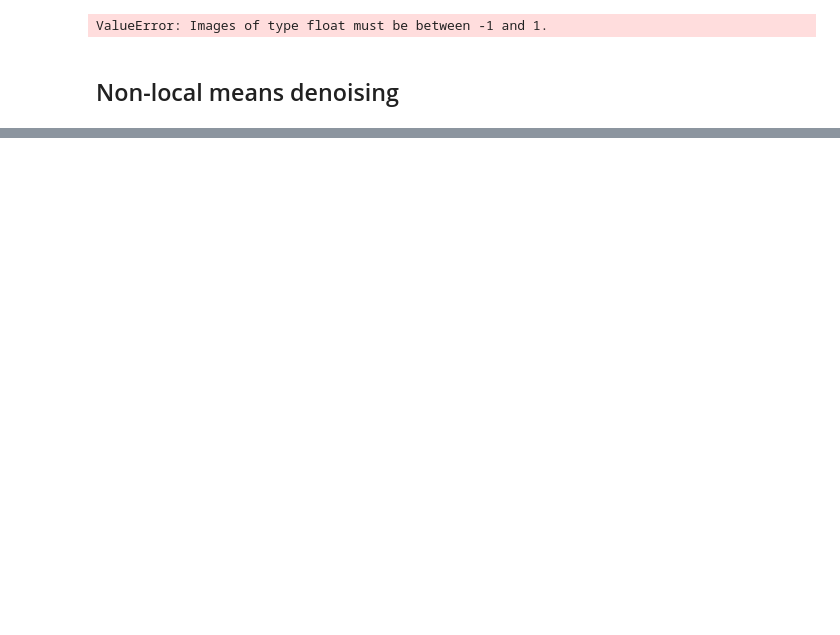
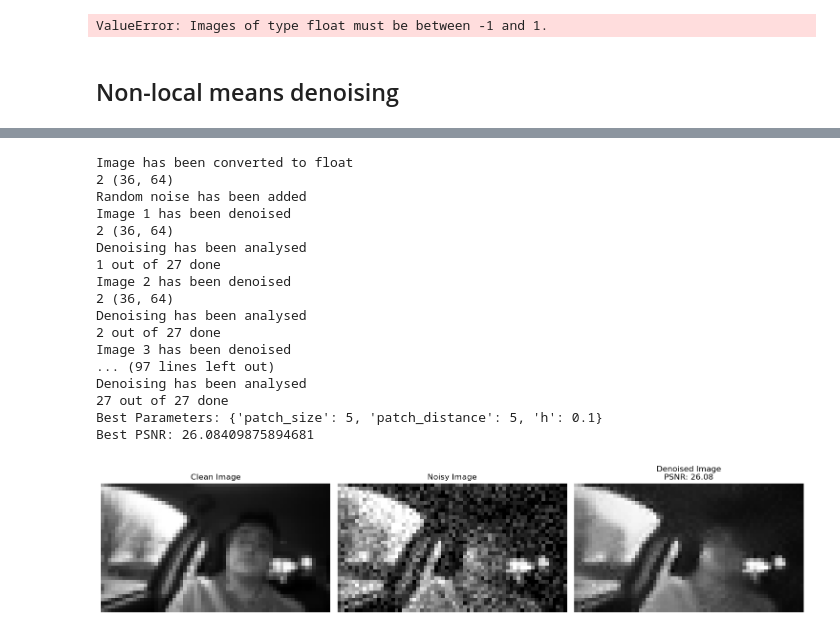
Before and after one commit to MatthijstenTije/Deep_learning_03, a Jupyter notebook: image_augmentation.ipynb, the cells around one changed output, grey strips where cells are left out. Cells and saved outputs as stored; diff of their text form; code cells hidden in the pictures; blank space fills up the shorter version.

```diff
--- a/image_augmentation.ipynb
+++ b/image_augmentation.ipynb
@@ -350,12 +373,17 @@ plt.show()
 # %%
-im = io.imread("C:/Users/lvers/OneDrive/Documents/GitHub/Deep_learning_03/driver-inattention-detection-dataset/train/gA_1_s1_ir_face_mp4-1_jpg.rf.054a08cc8325b4f67b3c254e05aae9d2.jpg")
+im = io.imread("C:/Users/lvers/OneDrive/Documents/GitHub/Deep_learning_03/driver-inattention-detection-dataset/train/gA_1_s1_ir_face_mp4-1_jpg.rf.054a08cc8325b4f67b3c254e05aae9d2.jpg",
+               as_gray=True)
+im = transform.rescale(im, 0.1, anti_aliasing=True)
 
 # Load a clean image and convert it to float [0, 1]
 clean_img = img_as_float(im)
+print("Image has been converted to float")
+print(clean_img.ndim, clean_img.shape)
 
 # Add synthetic Gaussian noise to the clean image
 sigma = 0.1  # standard deviation for noise
 noisy_img = util.random_noise(clean_img, mode='gaussian', var=sigma**2)
+print("Random noise has been added")
 
 # Define the grid of parameters to search over
 patch_sizes = [3, 5, 7]
@@ -365,6 +393,8 @@ h_values = [0.1, 0.15, 0.2]
 best_params = None
 best_psnr = -np.inf
 results = []
+
+loop_nr = 1
 
 # Grid search loop
 for patch_size in patch_sizes:
@@ -379,6 +409,9 @@ for patch_size in patch_sizes:
                 channel_axis=None  # None for grayscale images
             )
 
+            print("Image", loop_nr, "has been denoised")
+            print(denoised.ndim, denoised.shape)
+
             # Evaluate the denoised image using PSNR against the clean image
             current_psnr = psnr(clean_img, denoised)
             results.append({
@@ -388,37 +421,61 @@ for patch_size in patch_sizes:
                 "psnr": current_psnr
             })
 
+            print("Denoising has been analysed")
+
             if current_psnr > best_psnr:
                 best_psnr = current_psnr
                 best_params = {"patch_size": patch_size, "patch_distance": patch_distance, "h": h}
+
+            print(loop_nr, "out of 27 done")
+            loop_nr += 1
 
 print("Best Parameters:", best_params)
 print("Best PSNR:", best_psnr)
 
 # Optional: Plot the denoised image using the best parameters
 best_denoised = denoise_nl_means(
     noisy_img,
     patch_size=best_params["patch_size"],
     patch_distance=best_params["patch_distance"],
     h=best_params["h"],
     fast_mode=True,
     channel_axis=None
 )
 
 plt.figure(figsize=(15, 5))
 plt.subplot(1, 3, 1)
 plt.imshow(clean_img, cmap='gray')
 plt.title("Clean Image")
 plt.axis('off')
 
 plt.subplot(1, 3, 2)
 plt.imshow(noisy_img, cmap='gray')
 plt.title("Noisy Image")
 plt.axis('off')
 
 plt.subplot(1, 3, 3)
 plt.imshow(best_denoised, cmap='gray')
 plt.title(f"Denoised Image\nPSNR: {best_psnr:.2f}")
 plt.axis('off')
 plt.tight_layout()
 plt.show()
+# %% [output]
+Image has been converted to float
+2 (36, 64)
+Random noise has been added
+Image 1 has been denoised
+2 (36, 64)
+Denoising has been analysed
+1 out of 27 done
+Image 2 has been denoised
+2 (36, 64)
+Denoising has been analysed
+2 out of 27 done
+Image 3 has been denoised
+... (97 lines left out)
+Denoising has been analysed
+27 out of 27 done
+Best Parameters: {'patch_size': 5, 'patch_distance': 5, 'h': 0.1}
+Best PSNR: 26.08409875894681
+[figure, added]
```
Also changed, not shown: parts of 5 cells of this notebook.
